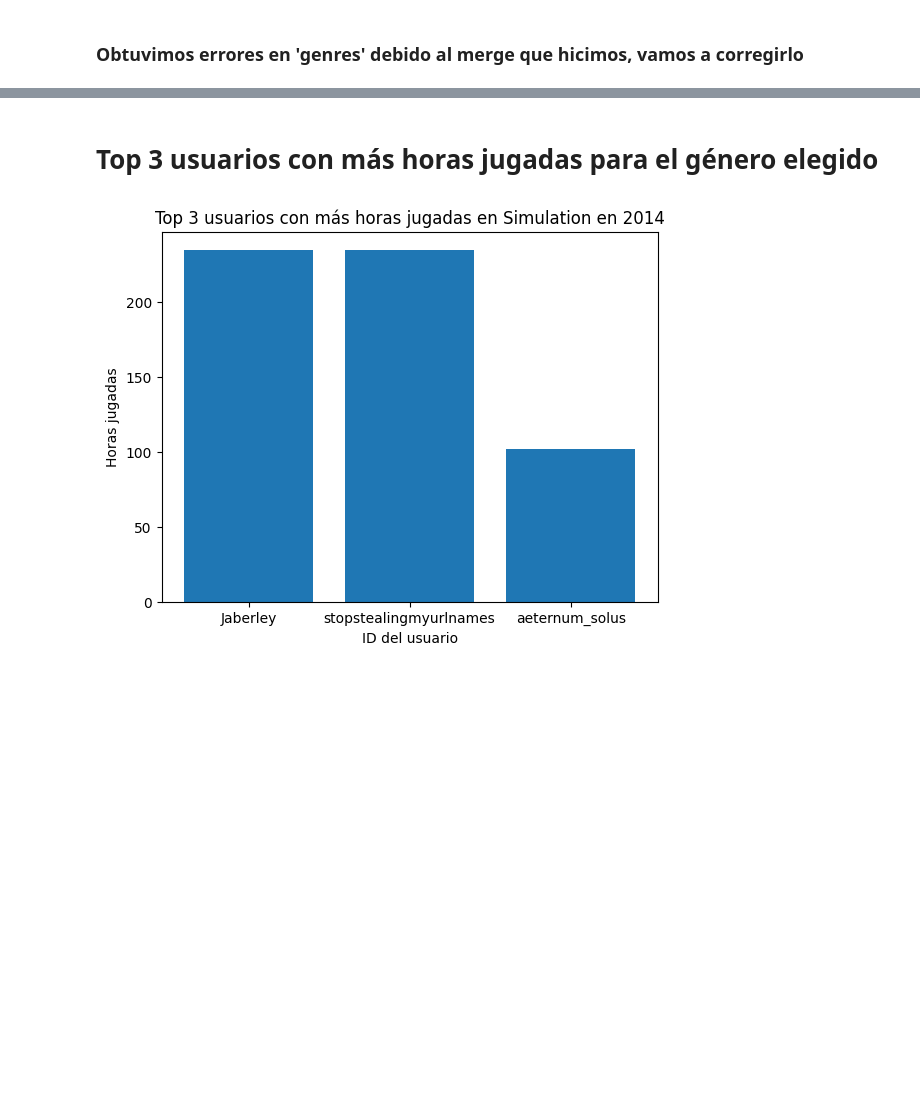
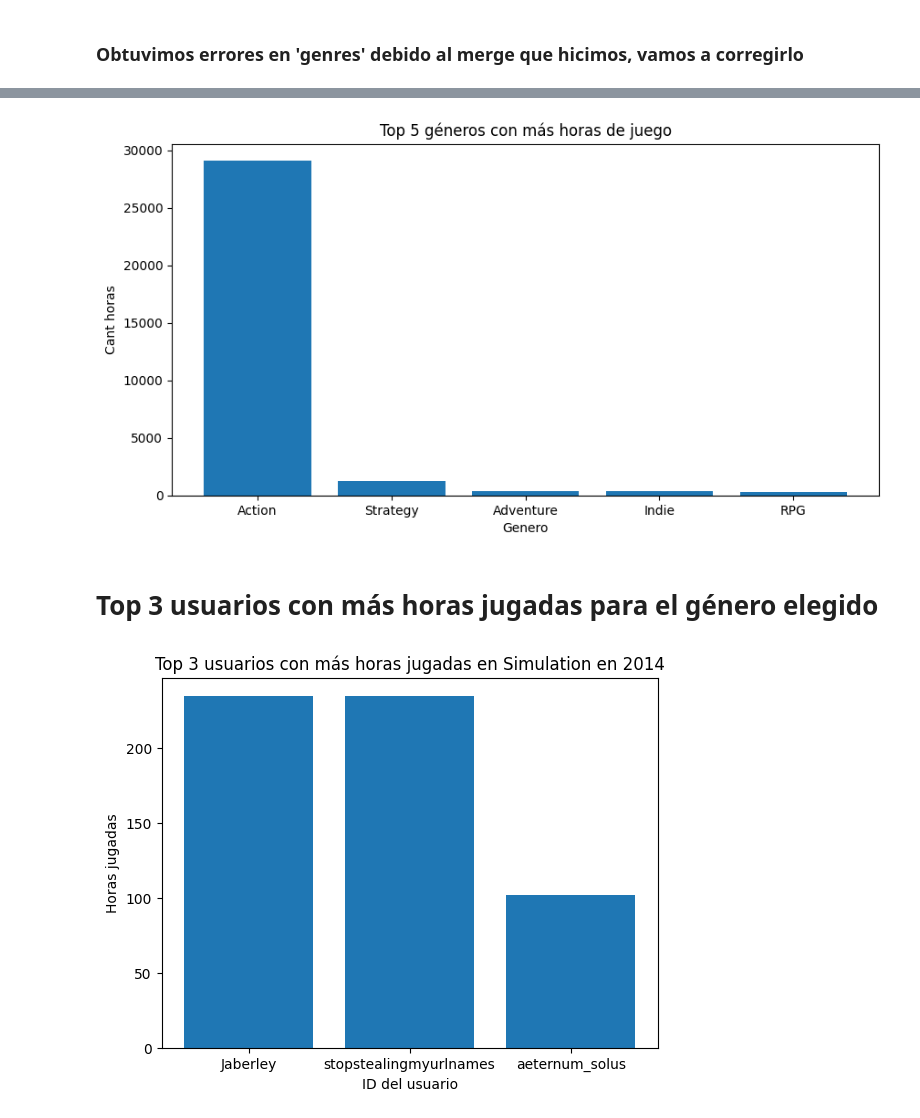
Before and after one commit to anber1201/Proyecto1-Henry, a Jupyter notebook: PIMLops-STEAM/EDA.ipynb, the cells around one changed output, grey strips where cells are left out. Cells and saved outputs as stored; diff of their text form; code cells hidden in the pictures; blank space fills up the shorter version.

```diff
--- a/PIMLops-STEAM/EDA.ipynb
+++ b/PIMLops-STEAM/EDA.ipynb
@@ -171,3 +183,21 @@ Df_final = Df_final.astype({'item_id': 'int64'})
+# %%
+
+
+# Agrupar por genero y sumar el tiempo de juego
+grouped_df = Df_final.groupby('genres')['playtime_forever'].sum() / 60
+
+# Ordenar y seleccionar los 5 generos con mas tiempo de juego
+top_5 = grouped_df.sort_values(ascending=False).head(5)
+
+# Generar el gráfico de barras
+plt.figure(figsize=(10,5))
+plt.bar(top_5.index, top_5.values)
+plt.title('Top 5 géneros con más horas de juego')
+plt.xlabel('Genero')
+plt.ylabel('Cant horas')
+plt.show()
+# %% [output]
+[figure, added]
 # %% [markdown]
 # Top 3 usuarios con más horas jugadas para el género elegido
 # %%
```
Also changed, not shown: parts of 3 cells of this notebook, 5 other files.
